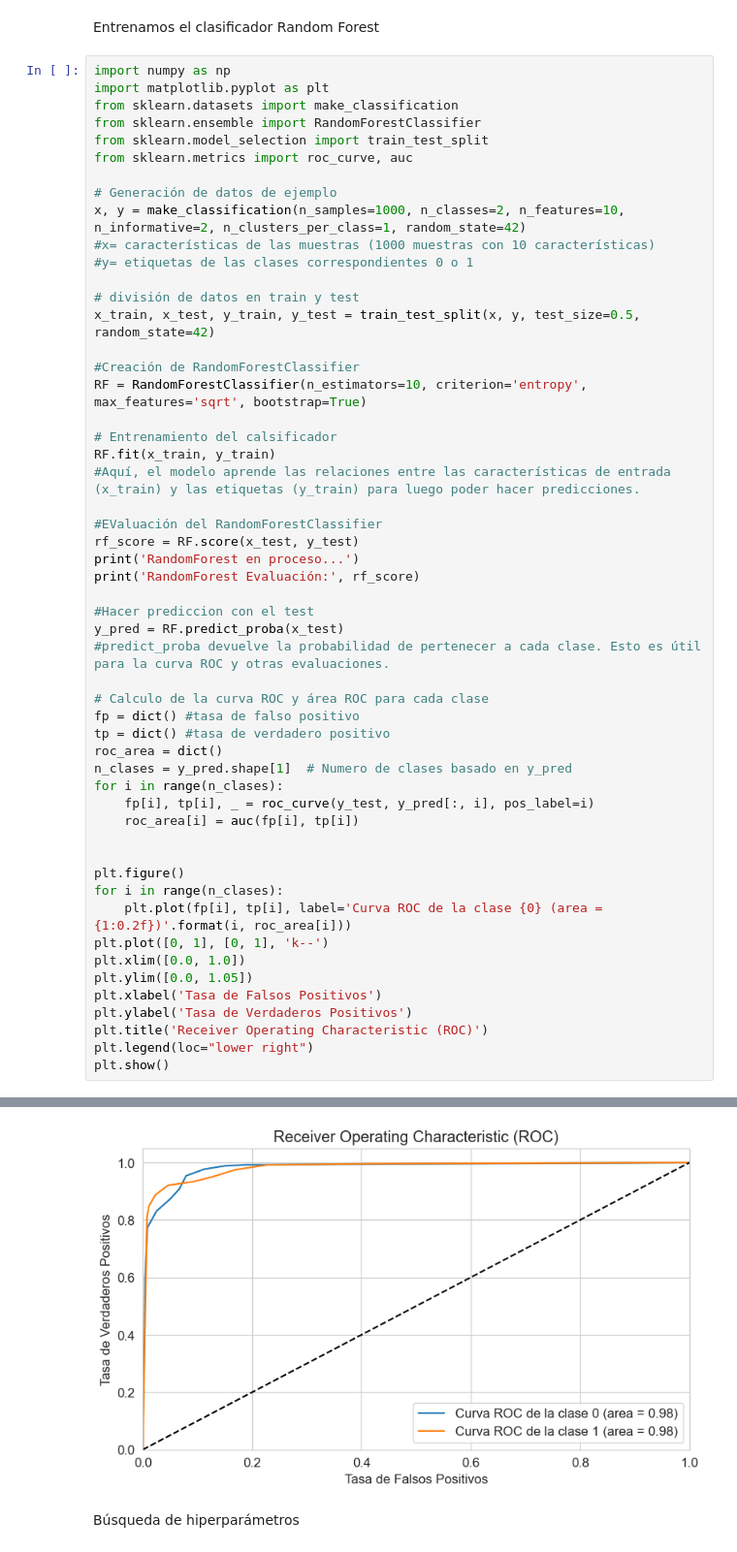
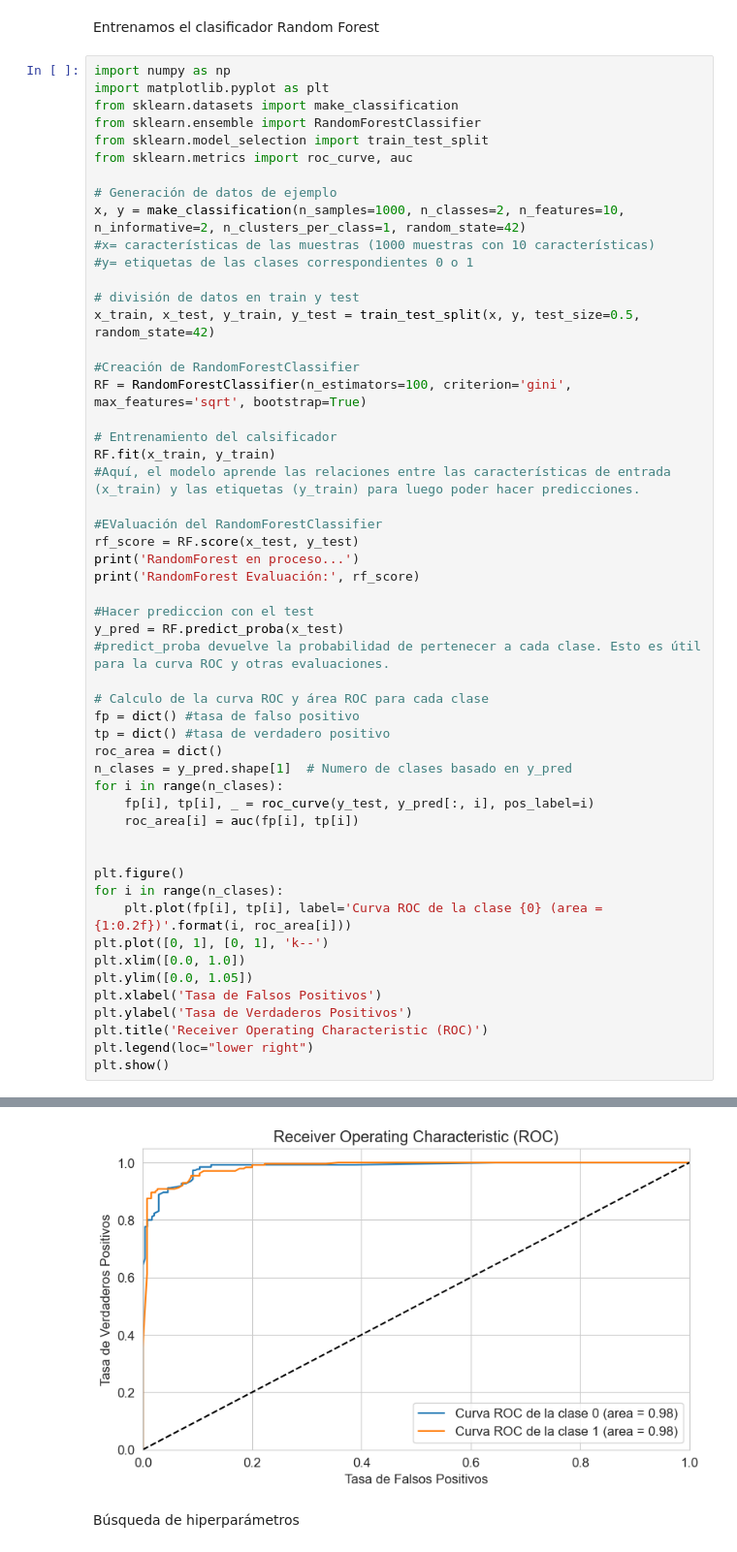
Before and after one commit to darkda-567/Ciber-Prediction, a Jupyter notebook: Prediccion.ipynb, the cells around one changed output, grey strips where cells are left out. Shown at 97% size. Saved outputs shown, nothing was run; the diff lists cells and outputs as text.

```diff
--- a/Prediccion.ipynb
+++ b/Prediccion.ipynb
@@ -754,7 +754,7 @@ x, y = make_classification(n_samples=1000, n_classes=2, n_features=10, n_informa
 x_train, x_test, y_train, y_test = train_test_split(x, y, test_size=0.5, random_state=42)
 
 #Creación de RandomForestClassifier
-RF = RandomForestClassifier(n_estimators=10, criterion='entropy', max_features='sqrt', bootstrap=True)
+RF = RandomForestClassifier(n_estimators=100, criterion='gini', max_features='sqrt', bootstrap=True)
 
 # Entrenamiento del calsificador
 RF.fit(x_train, y_train)
@@ -797,14 +797,14 @@ RandomForest Evaluación: 0.938
 <Figure size 900x500 with 0 Axes>
 [<matplotlib.lines.Line2D at 0x...>]
 [<matplotlib.lines.Line2D at 0x...>]
 [<matplotlib.lines.Line2D at 0x...>]
 (0.0, 1.0)
 (0.0, 1.05)
 Text(0.5, 0, 'Tasa de Falsos Positivos')
 Text(0, 0.5, 'Tasa de Verdaderos Positivos')
 Text(0.5, 1.0, 'Receiver Operating Characteristic (ROC)')
 <matplotlib.legend.Legend at 0x...>
-[figure, old version]
+[figure, new version]
 # %% [markdown]
 Búsqueda de hiperparámetros
 # %%
```
Also changed, not shown: parts of 35 cells of this notebook.
